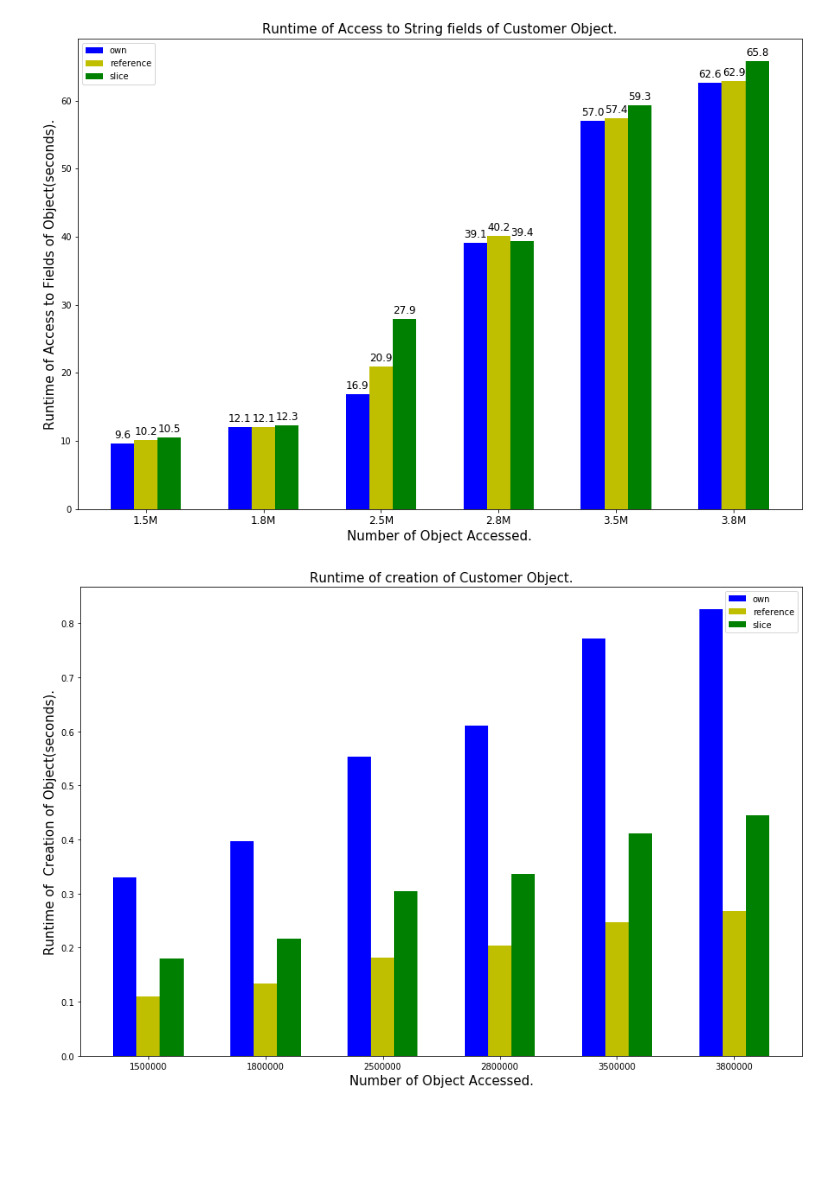
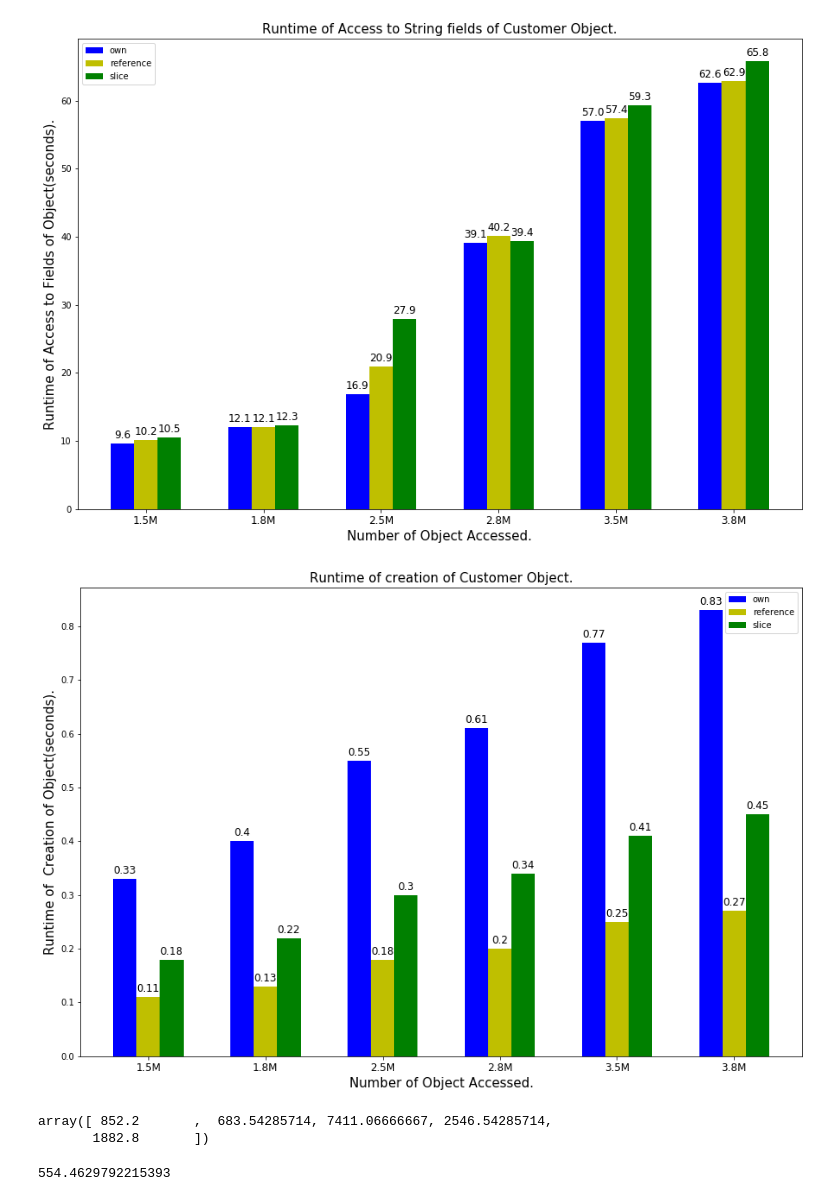
Before and after one commit to ShinsakuOkazaki/master-thesis, a Jupyter notebook: project/rust_vec_memalloc_for_different_type/analysis/visualize_withoutInitialize.ipynb, the cells around one changed output. Cells and saved outputs as stored; diff of their text form; code cells hidden in the pictures; blank space fills up the shorter version.

Commit message:
documented different variable and drop reference

```diff
--- a/project/rust_vec_memalloc_for_different_type/analysis/visualize_withoutInitialize.ipynb
+++ b/project/rust_vec_memalloc_for_different_type/analysis/visualize_withoutInitialize.ipynb
@@ -67,23 +67,26 @@ The PostScript backend does not support transparency; partially transparent arti
 # %%
 own = df_avg[df_avg["field"] == '"own"']
 reference = df_avg[df_avg["field"] == '"reference"']
 slice_type = df_avg[df_avg["field"] == '"slice"']
 fig, ax = plt.subplots(figsize = (15, 10))
 w = 0.2
 idx = np.arange(df_avg['size'].nunique())
-b1 = ax.bar(idx - w, own["createtime"] / 1000, width = w, color ='b', align = 'center')
-b2 = ax.bar(idx , reference["createtime"] / 1000, width = w, color ='y', align = 'center')
-b3 = ax.bar(idx + w, slice_type["createtime"] / 1000, width = w, color ='g', align = 'center')
+b1 = ax.bar(idx - w, round(own["createtime"] / 1000, 2), width = w, color ='b', align = 'center')
+b2 = ax.bar(idx , round(reference["createtime"] / 1000, 2), width = w, color ='y', align = 'center')
+b3 = ax.bar(idx + w, round(slice_type["createtime"] / 1000, 2), width = w, color ='g', align = 'center')
 label = np.sort(df_avg['size'].unique())
 ax.set_xticks(idx)
-ax.set_xticklabels(label)
+ax.set_xticklabels([str(n) + "M" for n in (label / 1000000)], fontsize = 12)
 ax.set_xlabel("Number of Object Accessed.", fontsize = 15)
 ax.set_ylabel("Runtime of  Creation of Object(seconds).", fontsize = 15)
 ax.set_title("Runtime of creation of Customer Object.", fontsize = 15)
+autolabel(b1, ax)
+autolabel(b2, ax)
+autolabel(b3, ax)
 ax.legend((b1, b2, b3), ("own", "reference", "slice"))
 #ax.set_yscale('log')
 #fig.savefig("rust_different_insertion_noinit.eps")
 #fig.savefig("rust_borrowing.png")
 plt.show()
 # %% [output]
-[figure, old version]
+[figure, new version]
@@ -89,0 +99,9 @@ plt.show()
+# %%
+p_diff / np.array([3, 7, 3, 7, 3])
+# %% [output]
+array([ 852.2       ,  683.54285714, 7411.06666667, 2546.54285714,
+       1882.8       ])
+# %%
+((vs[5] - vs[0]) / vs[0]) * 100
+# %% [output]
+554.4629792215393
```
Also changed, not shown: parts of 2 cells of this notebook, 17 other files.
